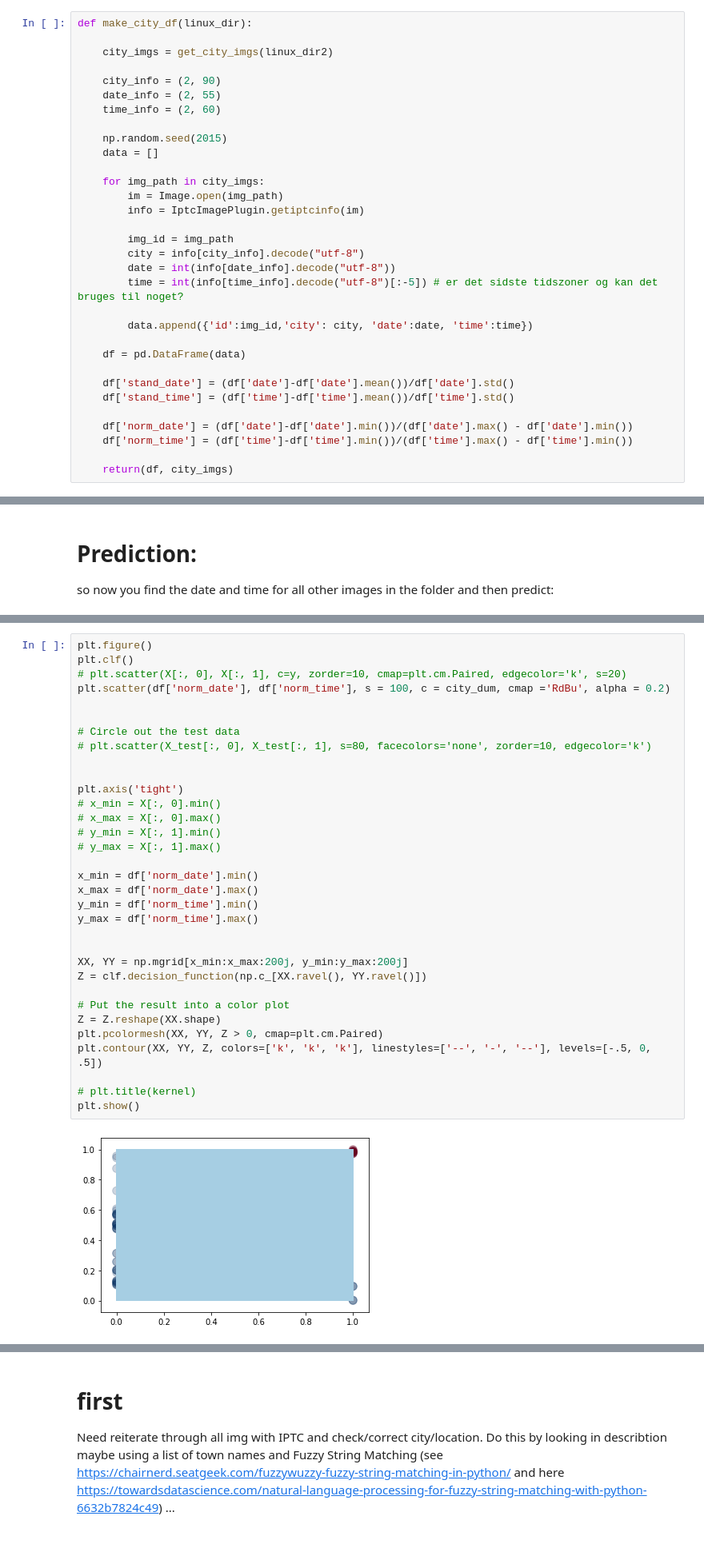
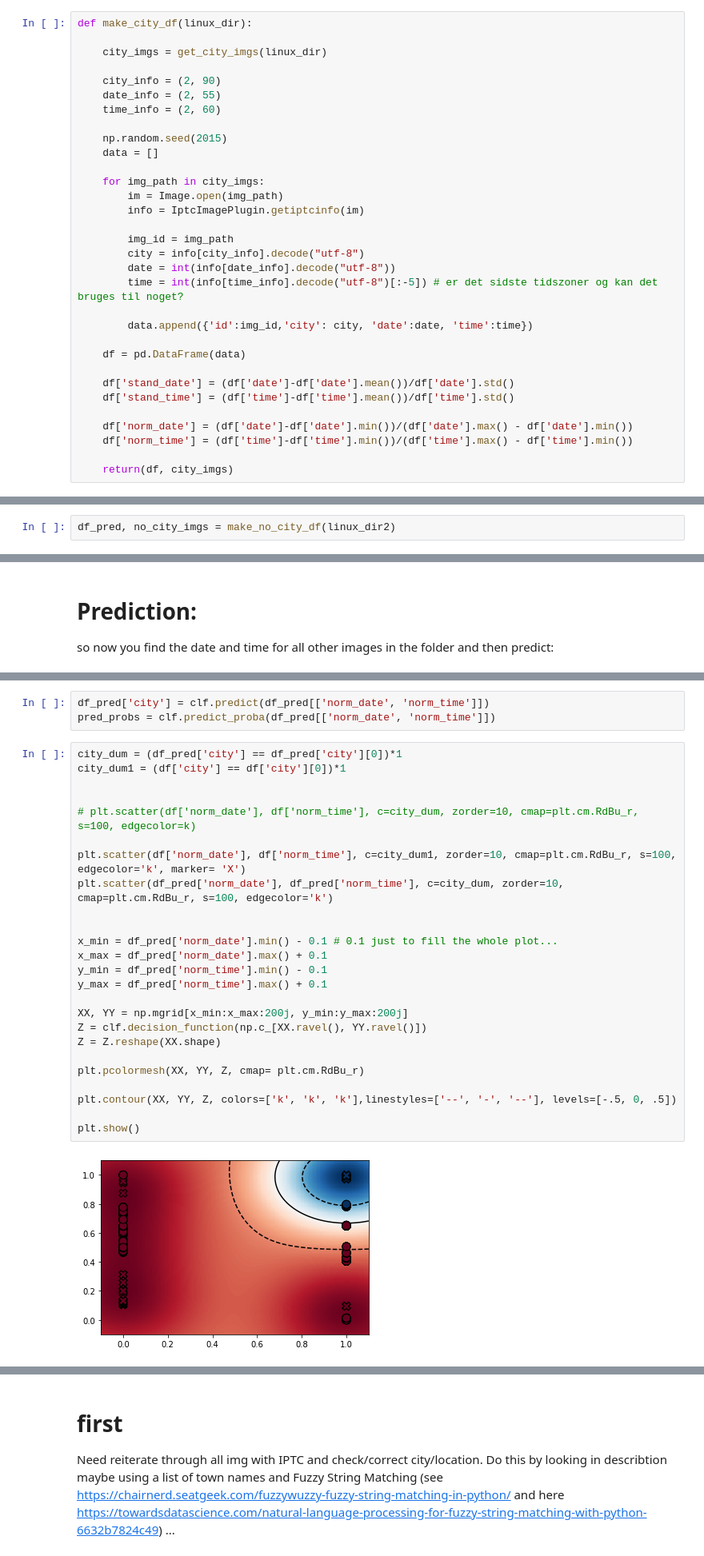
Before and after one commit to Polichinel/PhD_minsc, a Jupyter notebook: testNotebook5.ipynb, the cells around one changed output, grey strips where cells are left out. Shown: that part at 80% size. Cells and saved outputs as stored; diff of their text form.

Commit message:
predictions made

```diff
--- a/testNotebook5.ipynb
+++ b/testNotebook5.ipynb
@@ -50,7 +50,7 @@ def get_city_imgs(linux_dir):
 # %%
 def make_city_df(linux_dir):
 
-    city_imgs = get_city_imgs(linux_dir2)
+    city_imgs = get_city_imgs(linux_dir)
 
     city_info = (2, 90)
     date_info = (2, 55)
@@ -178,0 +248,2 @@ Text(0.5, 1.0, 'SVM RBF')
+# %%
+df_pred, no_city_imgs = make_no_city_df(linux_dir2)
@@ -348,35 +279,30 @@ KeyError: (2, 55)
+# %%
+df_pred['city'] = clf.predict(df_pred[['norm_date', 'norm_time']])
+pred_probs = clf.predict_proba(df_pred[['norm_date', 'norm_time']])
 # %%
-plt.figure()
-plt.clf()
-# plt.scatter(X[:, 0], X[:, 1], c=y, zorder=10, cmap=plt.cm.Paired, edgecolor='k', s=20)
-plt.scatter(df['norm_date'], df['norm_time'], s = 100, c = city_dum, cmap ='RdBu', alpha = 0.2)
+city_dum = (df_pred['city'] == df_pred['city'][0])*1
+city_dum1 = (df['city'] == df['city'][0])*1
 
 
-# Circle out the test data
-# plt.scatter(X_test[:, 0], X_test[:, 1], s=80, facecolors='none', zorder=10, edgecolor='k')
+# plt.scatter(df['norm_date'], df['norm_time'], c=city_dum, zorder=10, cmap=plt.cm.RdBu_r, s=100, edgecolor=k)
+
+plt.scatter(df['norm_date'], df['norm_time'], c=city_dum1, zorder=10, cmap=plt.cm.RdBu_r, s=100, edgecolor='k', marker= 'X')
+plt.scatter(df_pred['norm_date'], df_pred['norm_time'], c=city_dum, zorder=10, cmap=plt.cm.RdBu_r, s=100, edgecolor='k')
 
 
-plt.axis('tight')
-# x_min = X[:, 0].min()
-# x_max = X[:, 0].max()
-# y_min = X[:, 1].min()
-# y_max = X[:, 1].max()
-
-x_min = df['norm_date'].min()
-x_max = df['norm_date'].max()
-y_min = df['norm_time'].min()
-y_max = df['norm_time'].max()
-
+x_min = df_pred['norm_date'].min() - 0.1 # 0.1 just to fill the whole plot...
+x_max = df_pred['norm_date'].max() + 0.1
+y_min = df_pred['norm_time'].min() - 0.1
+y_max = df_pred['norm_time'].max() + 0.1
 
 XX, YY = np.mgrid[x_min:x_max:200j, y_min:y_max:200j]
 Z = clf.decision_function(np.c_[XX.ravel(), YY.ravel()])
+Z = Z.reshape(XX.shape)
 
-# Put the result into a color plot
-Z = Z.reshape(XX.shape)
-plt.pcolormesh(XX, YY, Z > 0, cmap=plt.cm.Paired)
-plt.contour(XX, YY, Z, colors=['k', 'k', 'k'], linestyles=['--', '-', '--'], levels=[-.5, 0, .5])
+plt.pcolormesh(XX, YY, Z, cmap= plt.cm.RdBu_r)
 
-# plt.title(kernel)
+plt.contour(XX, YY, Z, colors=['k', 'k', 'k'],linestyles=['--', '-', '--'], levels=[-.5, 0, .5])
+
 plt.show()
 # %% [output]
-[figure, old version]
+[figure, new version]
```
Also changed, not shown: parts of 64 cells of this notebook.
